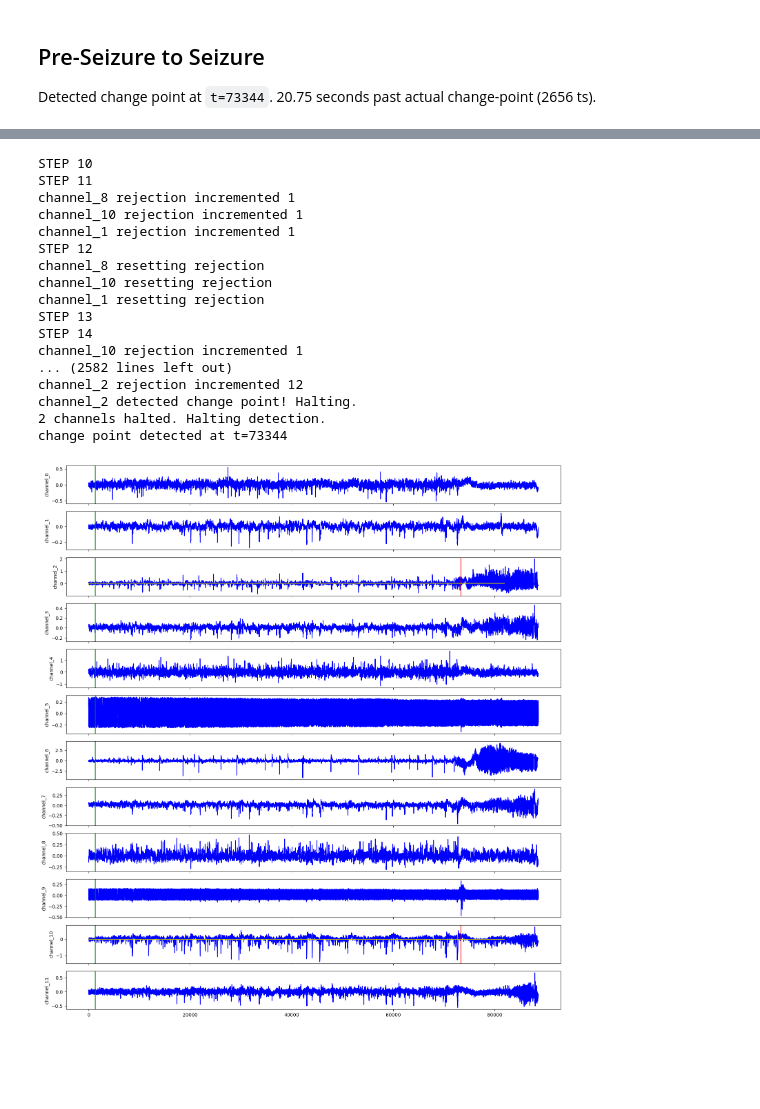
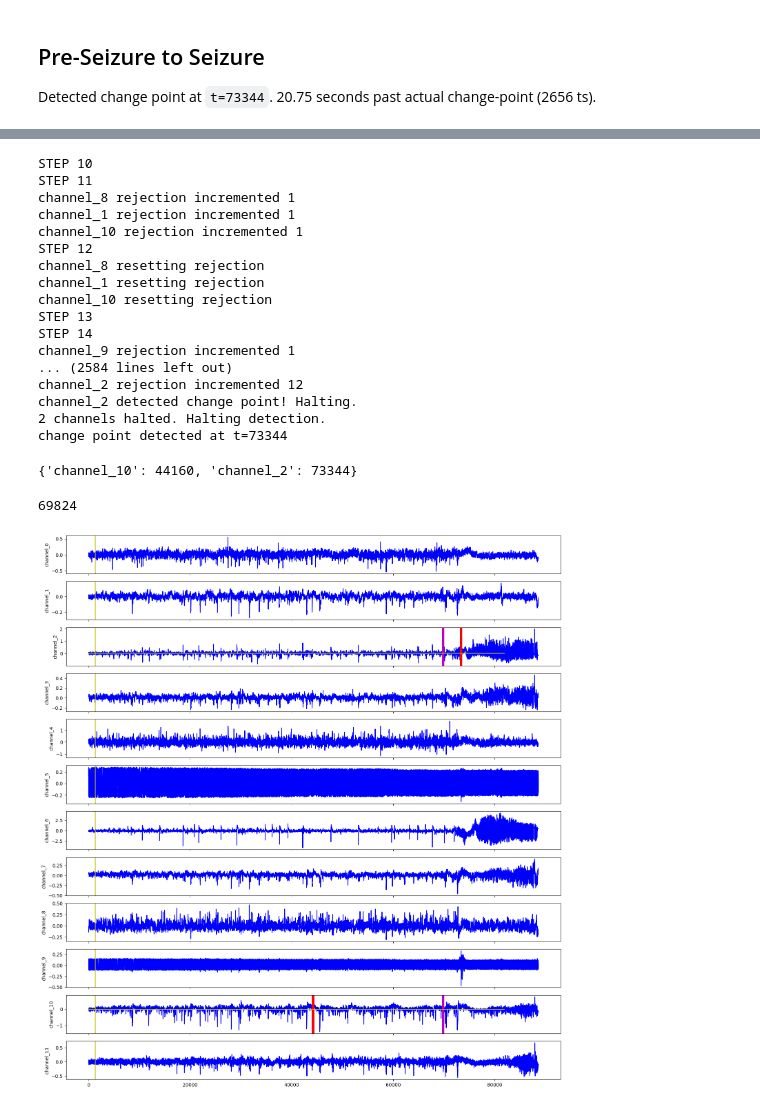
Before and after one commit to F-said/eeg-regime-change, a Jupyter notebook: baseline_preseiz.ipynb, the cells around one changed output, grey strips where cells are left out. Cells and saved outputs as stored; diff of their text form; code cells hidden in the pictures; blank space fills up the shorter version.

```diff
--- a/baseline_preseiz.ipynb
+++ b/baseline_preseiz.ipynb
@@ -42,0 +61,14 @@ arpwarm.warmup()
+# %%
+# explore PACF
+
+from statsmodels.graphics.tsaplots import plot_pacf
+
+time = [i for i in range(eeg_data.shape[1])]
+
+fig, axs = plt.subplots(eeg_data.shape[0], 1, sharex=True)
+fig.set_size_inches(18.5, 28.5)
+
+for c in range(eeg_data.shape[0]):
+    ts = channels[f"channel_{c}"][15*128:]
+    plot_pacf(ts, ax=axs[c], lags=128)
+    axs[c].set_ylabel(f"Channel {c} PACF")
@@ -75,6 +113,7 @@ change point detected at t={'channel_1': 39040, 'channel_3': 82176}
 # %%
 time = [i for i in range(eeg_data.shape[1])]
 warmup = 15 * 128
+actual_change = 76000
 
 fig, axs = plt.subplots(eeg_data.shape[0], 1, sharex=True)
 fig.set_size_inches(18.5, 20.5)
@@ -83,10 +122,11 @@ for c in range(eeg_data.shape[0]):
     chan = f"channel_{c}"
     axs[c].plot(time, channels[chan], 'b')
 
-    axs[c].axvline(x=warmup, c='g')
+    axs[c].axvline(x=warmup, c='y')
     if chan in change_points:
         cpt = change_points[chan]
-        axs[c].axvline(x=cpt, c='r')
+        axs[c].axvline(x=cpt, c='g', linewidth=5)
+        axs[c].axvline(x=actual_change, c='c', linewidth=5)
         fore_time = [i for i in range(len(forecasts[chan]))]
         axs[c].plot(fore_time, forecasts[chan], 'y')
     axs[c].set_ylabel(chan)
@@ -101,7 +141,7 @@ Detected change point at `t=73344`. 20.75 seconds past actual change-point (2656
 
 post_channels = {}
 for i in range(len(eeg_data)):
-    post_channels[f"channel_{i}"] = eeg_data[i][82176:]
+    post_channels[f"channel_{i}"] = eeg_data[i][cpt:]
 # %%
 # warm up for 10 seconds and determine best lags
 # (warms up in ~7 mins)
@@ -121,41 +179,49 @@ print(f"change point detected at t={seiz_cpt}")
 STEP 10
 STEP 11
 channel_8 rejection incremented 1
+channel_1 rejection incremented 1
 channel_10 rejection incremented 1
-channel_1 rejection incremented 1
 STEP 12
 channel_8 resetting rejection
+channel_1 resetting rejection
 channel_10 resetting rejection
-channel_1 resetting rejection
 STEP 13
 STEP 14
-channel_10 rejection incremented 1
-... (2582 lines left out)
+channel_9 rejection incremented 1
+... (2584 lines left out)
 channel_2 rejection incremented 12
 channel_2 detected change point! Halting.
 2 channels halted. Halting detection.
 change point detected at t=73344
+# %%
+seiz_change_points
+# %% [output]
+{'channel_10': 44160, 'channel_2': 73344}
 # %%
 warmup = 10 * 128
+actual_change = 76000 - (82176 - 76000)
 
 time = [i for i in range(post_channels["channel_0"].shape[0])]
 
 fig, axs = plt.subplots(len(post_channels), 1, sharex=True)
 fig.set_size_inches(18.5, 20.5)
 
 for c in range(eeg_data.shape[0]):
     chan = f"channel_{c}"
     axs[c].plot(time, post_channels[chan], 'b')
 
-    axs[c].axvline(x=warmup, c='g')
+    axs[c].axvline(x=warmup, c='y')
 
     if chan in seiz_change_points:
-        cpt = seiz_change_points[chan]
-        axs[c].axvline(x=seiz_cpt, c='r')
-
+        seiz_cpt = seiz_change_points[chan]
+        axs[c].axvline(x=seiz_cpt, c='r', linewidth=5)
+        axs[c].axvline(x=actual_change, c='m', linewidth=5)
         fore_time = [i for i in range(len(seiz_forecasts[chan]))]
         axs[c].plot(fore_time, seiz_forecasts[chan], 'y')
 
     axs[c].set_ylabel(chan)
+
+print(actual_change)
 # %% [output]
+69824
-[figure, old version]
+[figure, new version]
```
Also changed, not shown: parts of 7 cells of this notebook, 5 other files.
